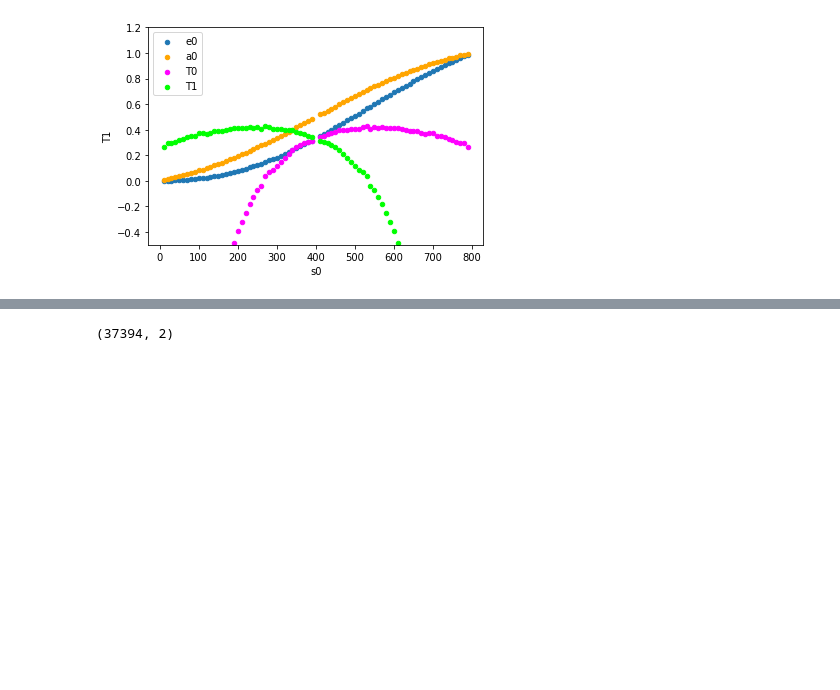
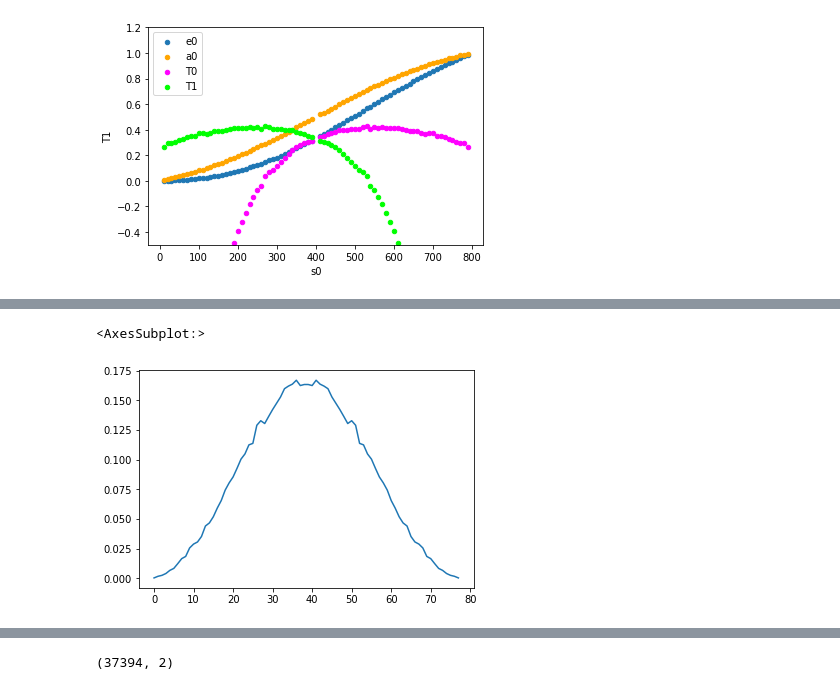
Before and after one commit to piratepeel/MultiscaleMixing, a Jupyter notebook: notebooks/Mixing vs. Community Size.ipynb, the cells around one changed output, grey strips where cells are left out. Saved outputs shown, nothing was run; the diff lists cells and outputs as text; code cells hidden in the pictures; blank space fills up the shorter version.

```diff
--- a/notebooks/Mixing vs. Community Size.ipynb
+++ b/notebooks/Mixing vs. Community Size.ipynb
@@ -174,0 +192,5 @@ TODO:  Compute gamma and validate that Q is fixed across s0 scores.  Then plug i
+# %%
+dff.Q.plot()
+# %% [output]
+<AxesSubplot:>
+[figure, added]
```
Also changed, not shown: parts of 9 cells of this notebook, 2 other files.
